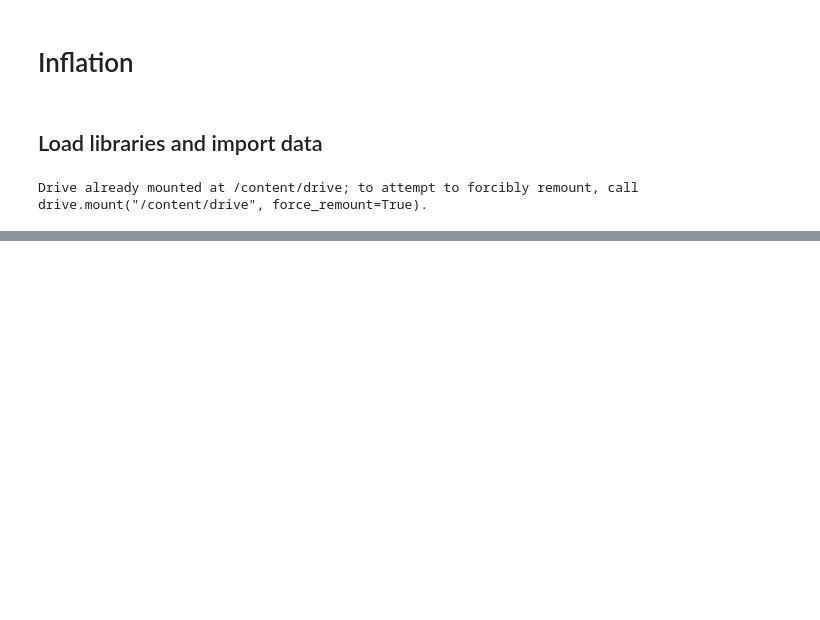
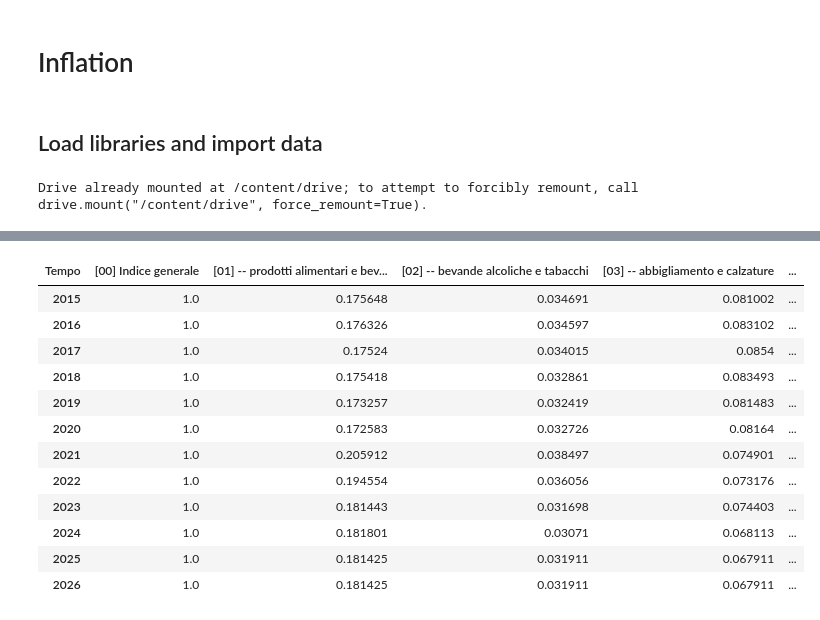
Before and after one commit to Basics2022/bbooks-financial-edu, a Jupyter notebook: code/notebooks/inflation.ipynb, the cells around one changed output, grey strips where cells are left out. Drawn from its saved outputs; the diff is of its cells as text; code cells hidden in the pictures; blank space fills up the shorter version.

```diff
--- a/code/notebooks/inflation.ipynb
+++ b/code/notebooks/inflation.ipynb
@@ -66,0 +215,37 @@ df['weights'].head()
+# %%
+#> Classes
+class_names = ddf[ ddf['parent'].isnull() ]['label'].tolist()
+
+df['prices']['Tempo'] = df['prices']['Tempo'].str.strip()
+
+# Add a trace for each row (now a column in df_T)
+# df_classes = df['prices'][ df['prices']['Tempo'].isin(class_names) ]
+df_classes = df['prices'][df['prices']['Tempo'].str.match(r'^\[\d{2}\]')].set_index('Tempo').transpose()
+
+# Create a figure
+fig = go.Figure()
+
+df_classes
+
+for column in df_classes.columns:
+    fig.add_trace(go.Scatter(
+        x=df_classes.index,
+        y=df_classes[column],
+        mode='lines',
+        name=column[:50]
+    ))
+
+# Customize layout
+fig.update_layout(
+    title='IPCA price indices - 2015:100',
+    xaxis_title='Time',
+    yaxis_title='Value',
+    # xaxis_tickangle=-45,
+    hovermode='x unified',
+    # template='plotly_white',
+    height=600,
+    width=1000,
+    # legend=dict(orientation="v", x=1.02, y=1)
+)
+
+fig.show()
@@ -252,0 +307,21 @@ fig.show()
+# %%
+df_weights = df['weights'][ df['weights']['Tempo'].str.match(r'^\[\d{2}\]')].set_index('Tempo').transpose() / 1e6
+#> Add a row 2026, just to use the same weights for all the months of 2025
+row_2026 = df_weights.loc[['2025']].copy()
+row_2026.index = ['2026']
+df_weights = pd.concat([df_weights, row_2026],)
+df_weights
+# %% [output]
+| Tempo | [00] Indice generale | [01] -- prodotti alimentari e bev... | [02] -- bevande alcoliche e tabacchi | [03] -- abbigliamento e calzature | ... |
+| 2015 | 1.0 | 0.175648 | 0.034691 | 0.081002 | ... |
+| 2016 | 1.0 | 0.176326 | 0.034597 | 0.083102 | ... |
+| 2017 | 1.0 | 0.17524 | 0.034015 | 0.0854 | ... |
+| 2018 | 1.0 | 0.175418 | 0.032861 | 0.083493 | ... |
+| 2019 | 1.0 | 0.173257 | 0.032419 | 0.081483 | ... |
+| 2020 | 1.0 | 0.172583 | 0.032726 | 0.08164 | ... |
+| 2021 | 1.0 | 0.205912 | 0.038497 | 0.074901 | ... |
+| 2022 | 1.0 | 0.194554 | 0.036056 | 0.073176 | ... |
+| 2023 | 1.0 | 0.181443 | 0.031698 | 0.074403 | ... |
+| 2024 | 1.0 | 0.181801 | 0.03071 | 0.068113 | ... |
+| 2025 | 1.0 | 0.181425 | 0.031911 | 0.067911 | ... |
+| 2026 | 1.0 | 0.181425 | 0.031911 | 0.067911 | ... |
```
Also changed, not shown: parts of 30 cells of this notebook, 1 other file.
